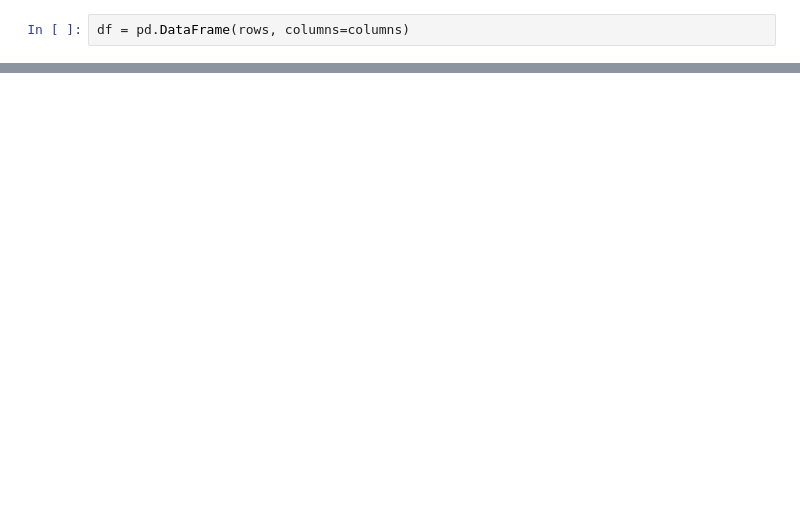
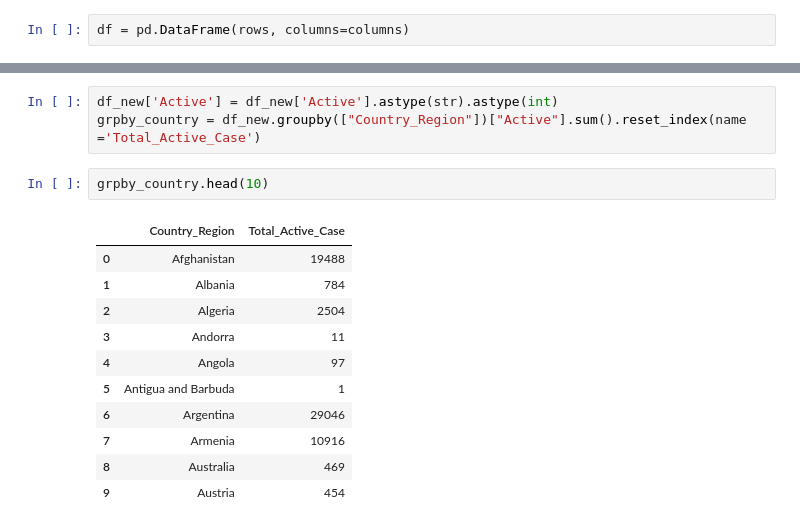
Before and after one commit to patelnidhi114/Covid-19-Data-Science, a Jupyter notebook: Untitled.ipynb, the cells around one changed output, grey strips where cells are left out. Drawn from its saved outputs; the diff is of its cells as text; blank space fills up the shorter version.

```diff
--- a/Untitled.ipynb
+++ b/Untitled.ipynb
@@ -223,0 +268,17 @@ w1|w
+# %%
+df_new['Active'] = df_new['Active'].astype(str).astype(int)
+grpby_country = df_new.groupby(["Country_Region"])["Active"].sum().reset_index(name ='Total_Active_Case')
+# %%
+grpby_country.head(10)
+# %% [output]
+|  | Country_Region | Total_Active_Case |
+| 0 | Afghanistan | 19488 |
+| 1 | Albania | 784 |
+| 2 | Algeria | 2504 |
+| 3 | Andorra | 11 |
+| 4 | Angola | 97 |
+| 5 | Antigua and Barbuda | 1 |
+| 6 | Argentina | 29046 |
+| 7 | Armenia | 10916 |
+| 8 | Australia | 469 |
+| 9 | Austria | 454 |
```
Also changed, not shown: parts of 47 cells of this notebook.
